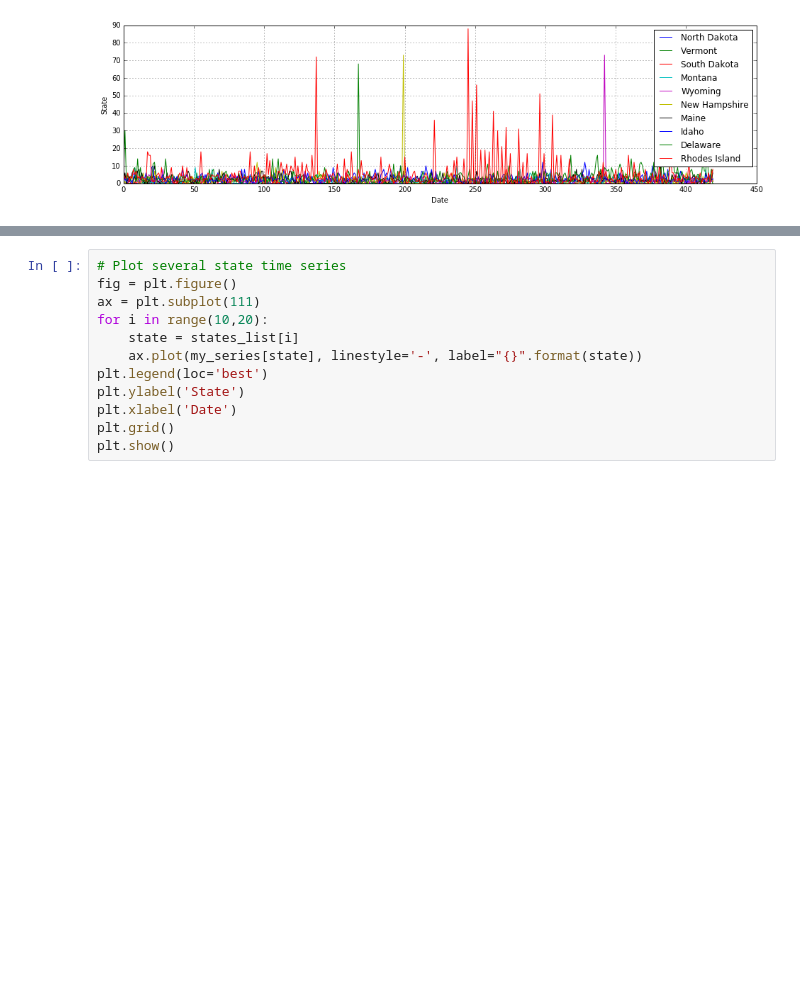
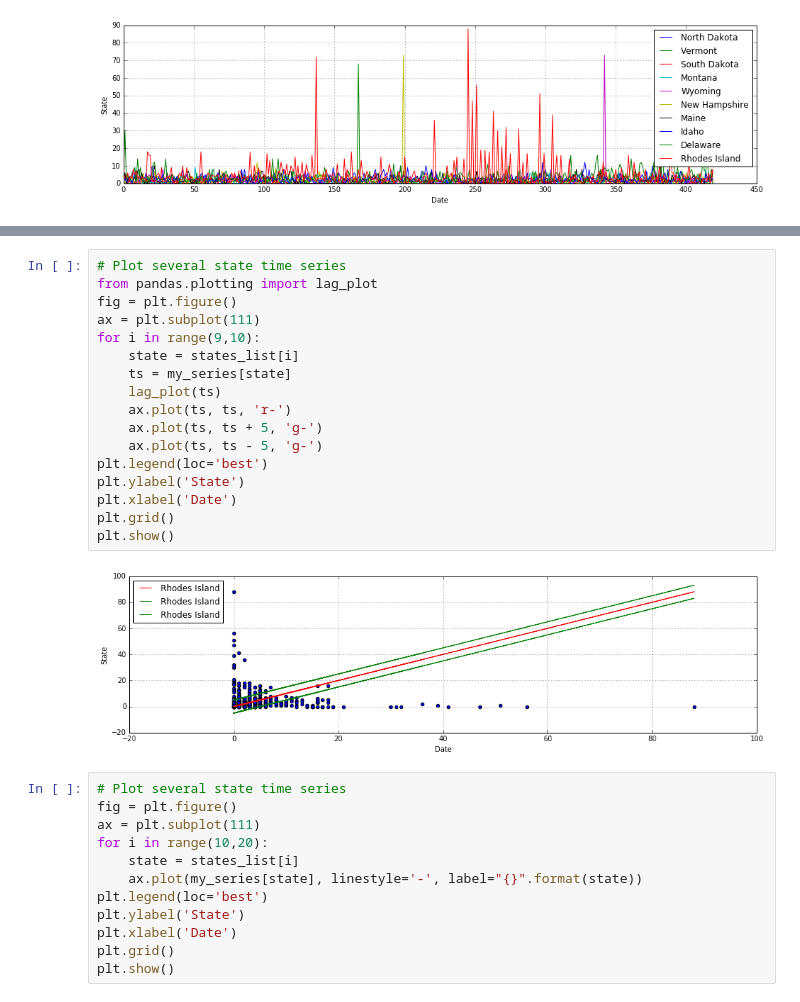
Before and after one commit to vslovik/dm, a Jupyter notebook: time_series/killbill4.ipynb, the cells around one changed output, grey strips where cells are left out. Cells and saved outputs as stored; diff of their text form; blank space fills up the shorter version.

```diff
--- a/time_series/killbill4.ipynb
+++ b/time_series/killbill4.ipynb
@@ -153,3 +195,22 @@ plt.show()
+# %%
+# Plot several state time series
+from pandas.plotting import lag_plot
+fig = plt.figure()
+ax = plt.subplot(111)
+for i in range(9,10):
+    state = states_list[i]
+    ts = my_series[state]
+    lag_plot(ts)
+    ax.plot(ts, ts, 'r-')
+    ax.plot(ts, ts + 5, 'g-')
+    ax.plot(ts, ts - 5, 'g-')
+plt.legend(loc='best')
+plt.ylabel('State')
+plt.xlabel('Date')
+plt.grid()
+plt.show()
+# %% [output]
+[figure, added]
 # %%
 # Plot several state time series
 fig = plt.figure()
```
Also changed, not shown: parts of 8 cells of this notebook.
